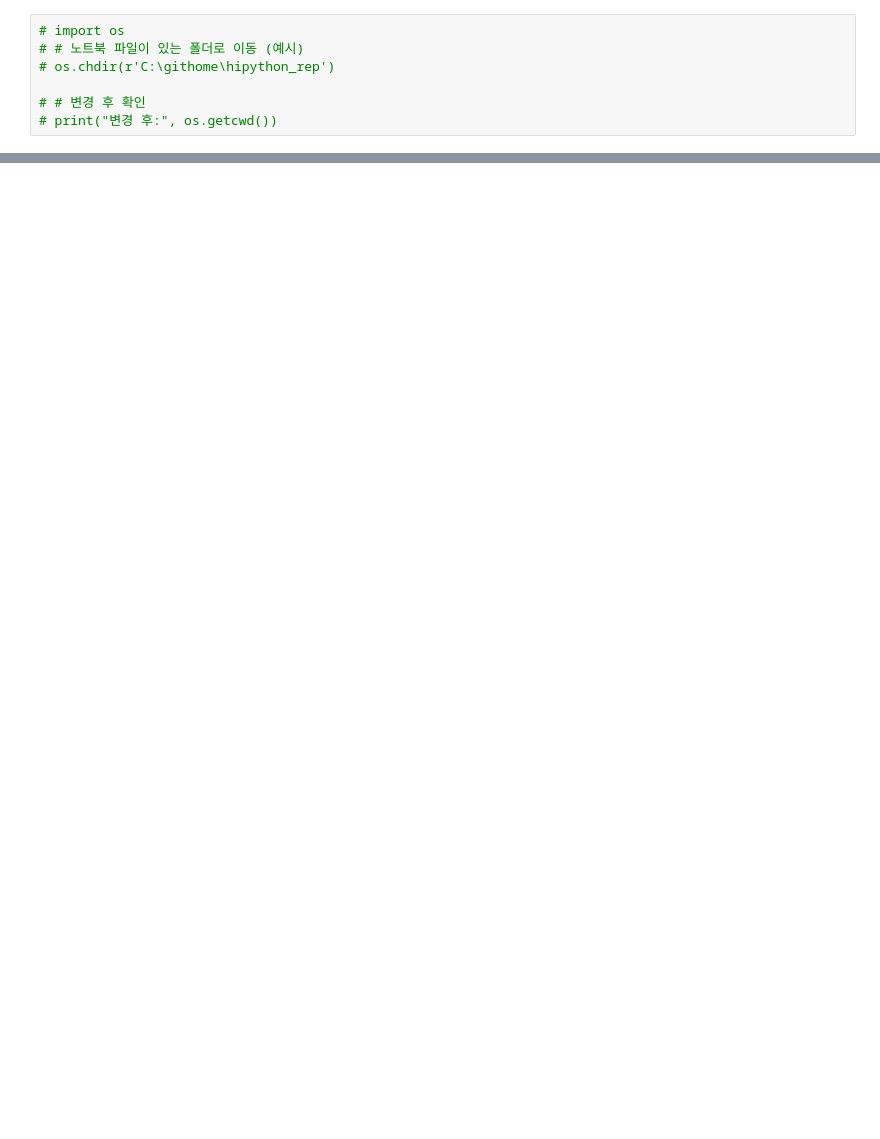
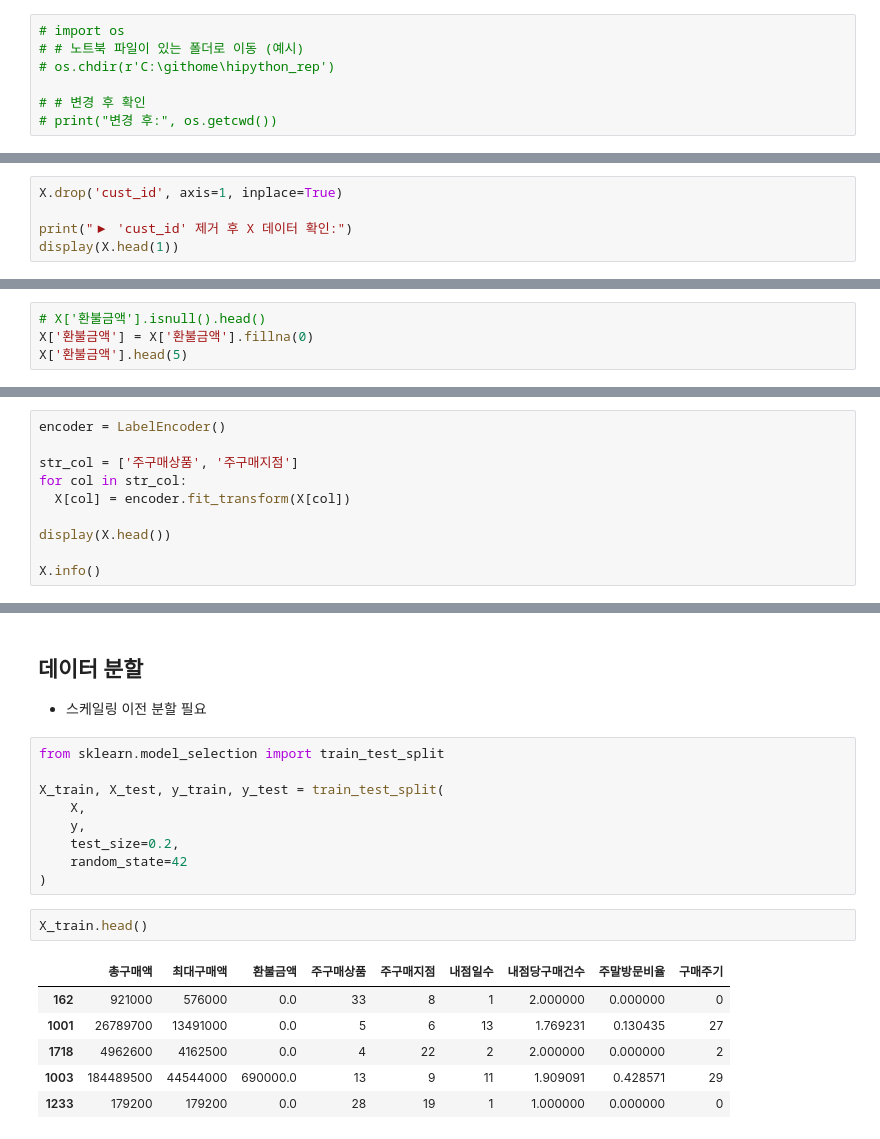
Before and after one commit to sohson/hipython, a Jupyter notebook: ml/5.분류예측모델_성별예측.ipynb, the cells around one changed output, grey strips where cells are left out. Drawn from its saved outputs; the diff is of its cells as text; blank space fills up the shorter version.

```diff
--- a/ml/5.분류예측모델_성별예측.ipynb
+++ b/ml/5.분류예측모델_성별예측.ipynb
@@ -46,0 +149,5 @@ FileNotFoundError: [Errno 2] No such file or directory: './data/X.csv'
+# %%
+X.drop('cust_id', axis=1, inplace=True)
+
+print("▶ 'cust_id' 제거 후 X 데이터 확인:")
+display(X.head(1))
@@ -46,0 +161,4 @@ FileNotFoundError: [Errno 2] No such file or directory: './data/X.csv'
+# %%
+# X['환불금액'].isnull().head()
+X['환불금액'] = X['환불금액'].fillna(0)
+X['환불금액'].head(5)
@@ -46,0 +175,10 @@ FileNotFoundError: [Errno 2] No such file or directory: './data/X.csv'
+# %%
+encoder = LabelEncoder()
+
+str_col = ['주구매상품', '주구매지점']
+for col in str_col:
+  X[col] = encoder.fit_transform(X[col])
+
+display(X.head())
+
+X.info()
@@ -46,0 +208,21 @@ FileNotFoundError: [Errno 2] No such file or directory: './data/X.csv'
+# %% [markdown]
+## 데이터 분할
+- 스케일링 이전 분할 필요
+# %%
+from sklearn.model_selection import train_test_split
+
+X_train, X_test, y_train, y_test = train_test_split(
+    X,
+    y,
+    test_size=0.2,
+    random_state=42
+)
+# %%
+X_train.head()
+# %% [output]
+|  | 총구매액 | 최대구매액 | 환불금액 | 주구매상품 | 주구매지점 | 내점일수 | 내점당구매건수 | 주말방문비율 | 구매주기 |
+| 162 | 921000 | 576000 | 0.0 | 33 | 8 | 1 | 2.000000 | 0.000000 | 0 |
+| 1001 | 26789700 | 13491000 | 0.0 | 5 | 6 | 13 | 1.769231 | 0.130435 | 27 |
+| 1718 | 4962600 | 4162500 | 0.0 | 4 | 22 | 2 | 2.000000 | 0.000000 | 2 |
+| 1003 | 184489500 | 44544000 | 690000.0 | 13 | 9 | 11 | 1.909091 | 0.428571 | 29 |
+| 1233 | 179200 | 179200 | 0.0 | 28 | 19 | 1 | 1.000000 | 0.000000 | 0 |
```
Also changed, not shown: parts of 40 cells of this notebook, 3 other files.
